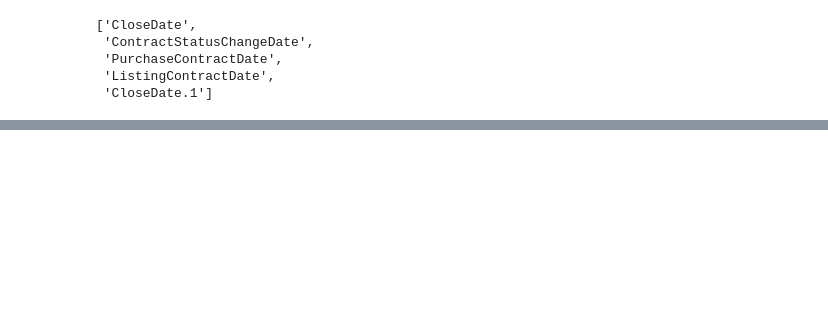
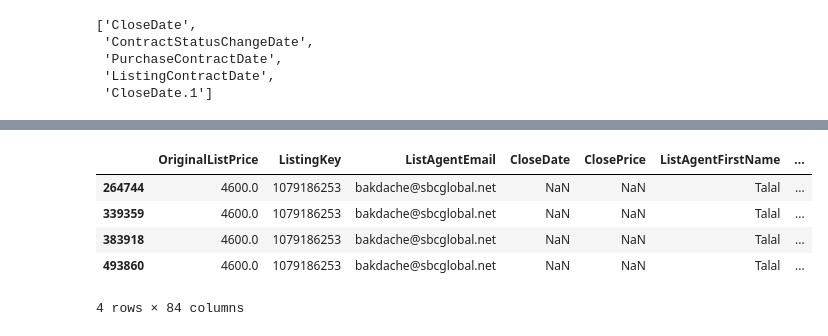
Before and after one commit to sangyeolbaek/idx-exchange, a Jupyter notebook: testing.ipynb, the cells around one changed output, grey strips where cells are left out. Saved outputs shown, nothing was run; the diff lists cells and outputs as text; code cells hidden in the pictures; blank space fills up the shorter version.

```diff
--- a/testing.ipynb
+++ b/testing.ipynb
@@ -155,0 +230,9 @@ df_null_cnt[
+# %%
+df[df["ListingKey"] == 1079186253]
+# %% [output]
+|  | OriginalListPrice | ListingKey | ListAgentEmail | CloseDate | ClosePrice | ListAgentFirstName | ... |
+| 264744 | 4600.0 | 1079186253 | bakdache@sbcglobal.net | NaN | NaN | Talal | ... |
+| 339359 | 4600.0 | 1079186253 | bakdache@sbcglobal.net | NaN | NaN | Talal | ... |
+| 383918 | 4600.0 | 1079186253 | bakdache@sbcglobal.net | NaN | NaN | Talal | ... |
+| 493860 | 4600.0 | 1079186253 | bakdache@sbcglobal.net | NaN | NaN | Talal | ... |
+4 rows × 84 columns
```
Also changed, not shown: parts of 22 cells of this notebook, 6 other files.
